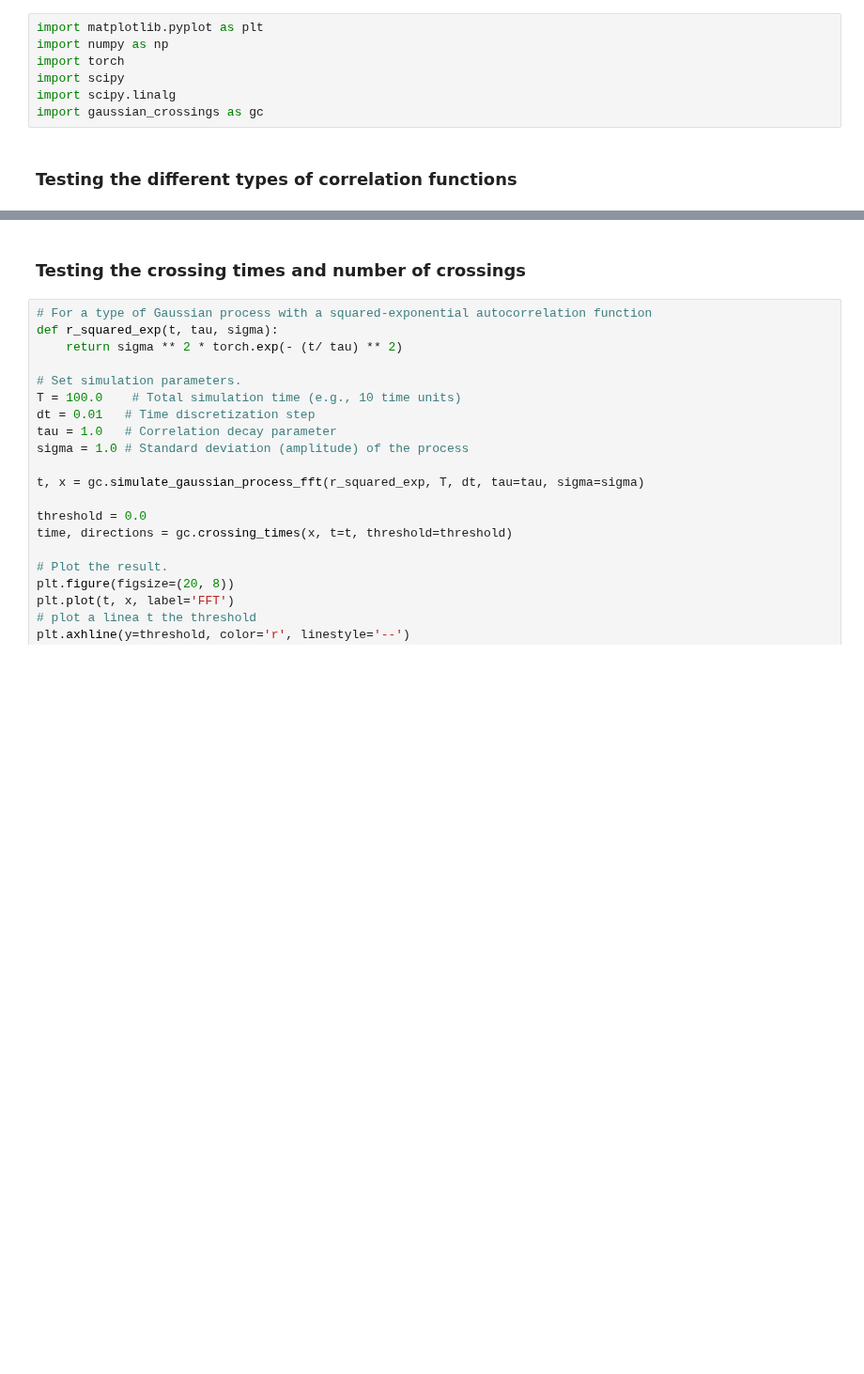
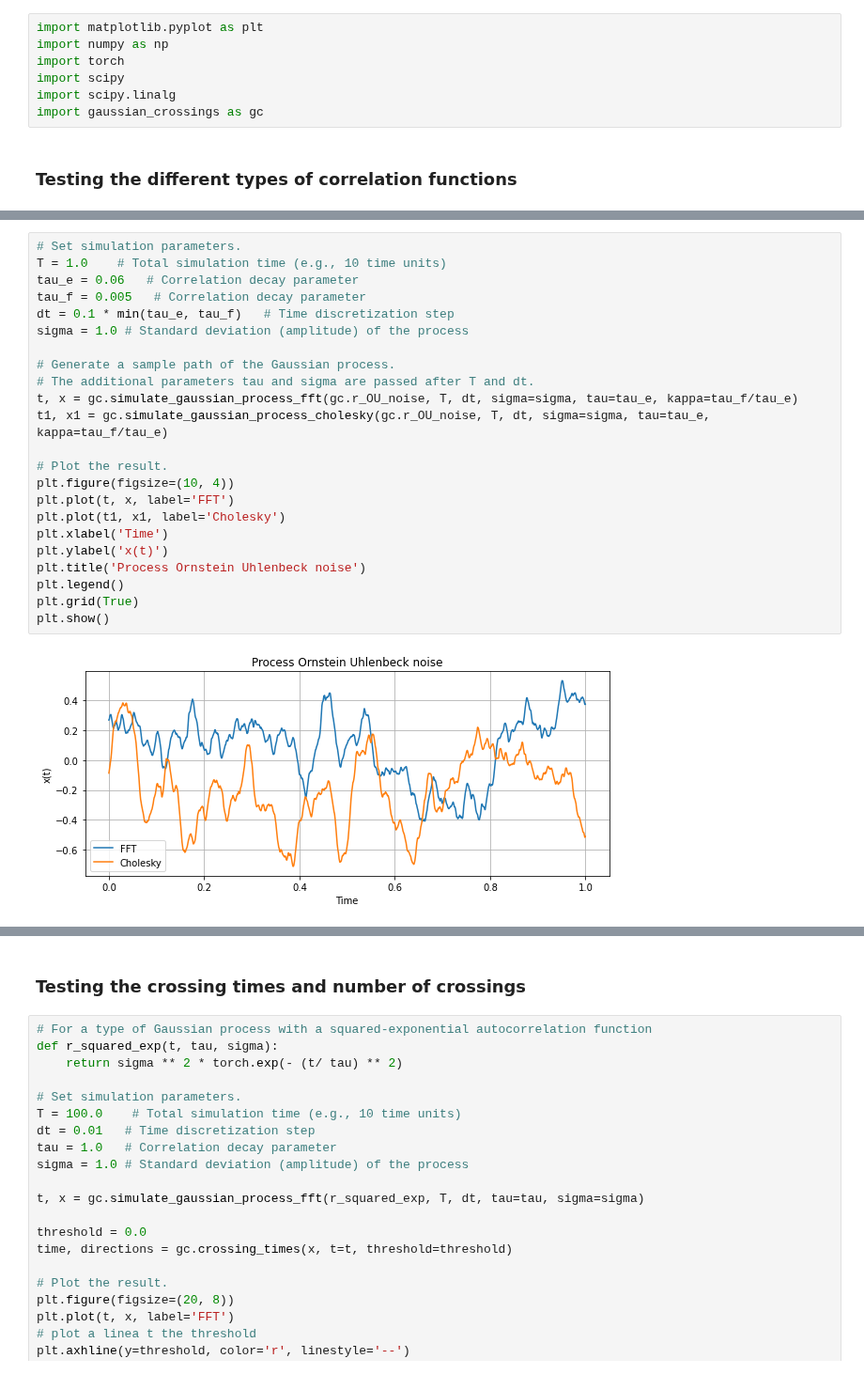
Before and after one commit to shivangrawat/gaussian-crossings, a Jupyter notebook: examples/testing_simulation.ipynb, the cells around one changed output, grey strips where cells are left out. Shown at 94% size. Drawn from its saved outputs; the diff is of its cells as text; blank space fills up the shorter version.

```diff
--- a/examples/testing_simulation.ipynb
+++ b/examples/testing_simulation.ipynb
@@ -61,3 +61,28 @@ plt.show()
+# %%
+# Set simulation parameters.
+T = 1.0    # Total simulation time (e.g., 10 time units)
+tau_e = 0.06   # Correlation decay parameter
+tau_f = 0.005   # Correlation decay parameter
+dt = 0.1 * min(tau_e, tau_f)   # Time discretization step
+sigma = 1.0 # Standard deviation (amplitude) of the process
+
+# Generate a sample path of the Gaussian process.
+# The additional parameters tau and sigma are passed after T and dt.
+t, x = gc.simulate_gaussian_process_fft(gc.r_OU_noise, T, dt, sigma=sigma, tau=tau_e, kappa=tau_f/tau_e)
+t1, x1 = gc.simulate_gaussian_process_cholesky(gc.r_OU_noise, T, dt, sigma=sigma, tau=tau_e, kappa=tau_f/tau_e)
+
+# Plot the result.
+plt.figure(figsize=(10, 4))
+plt.plot(t, x, label='FFT')
+plt.plot(t1, x1, label='Cholesky')
+plt.xlabel('Time')
+plt.ylabel('x(t)')
+plt.title('Process Ornstein Uhlenbeck noise')
+plt.legend()
+plt.grid(True)
+plt.show()
+# %% [output]
+[figure, added]
 # %%
 # Set simulation parameters.
 T = 100.0    # Total simulation time (e.g., 10 time units)
```
Also changed, not shown: parts of 5 cells of this notebook, 2 other files.
